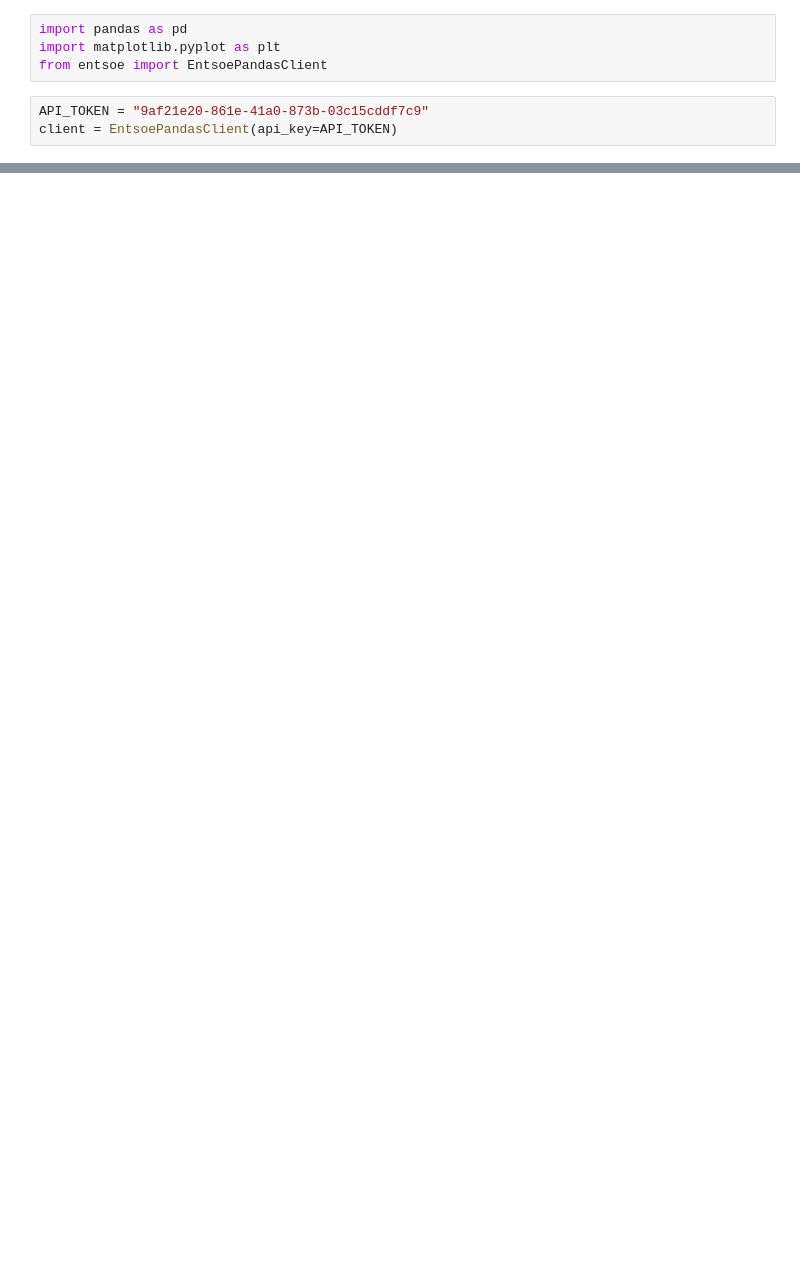
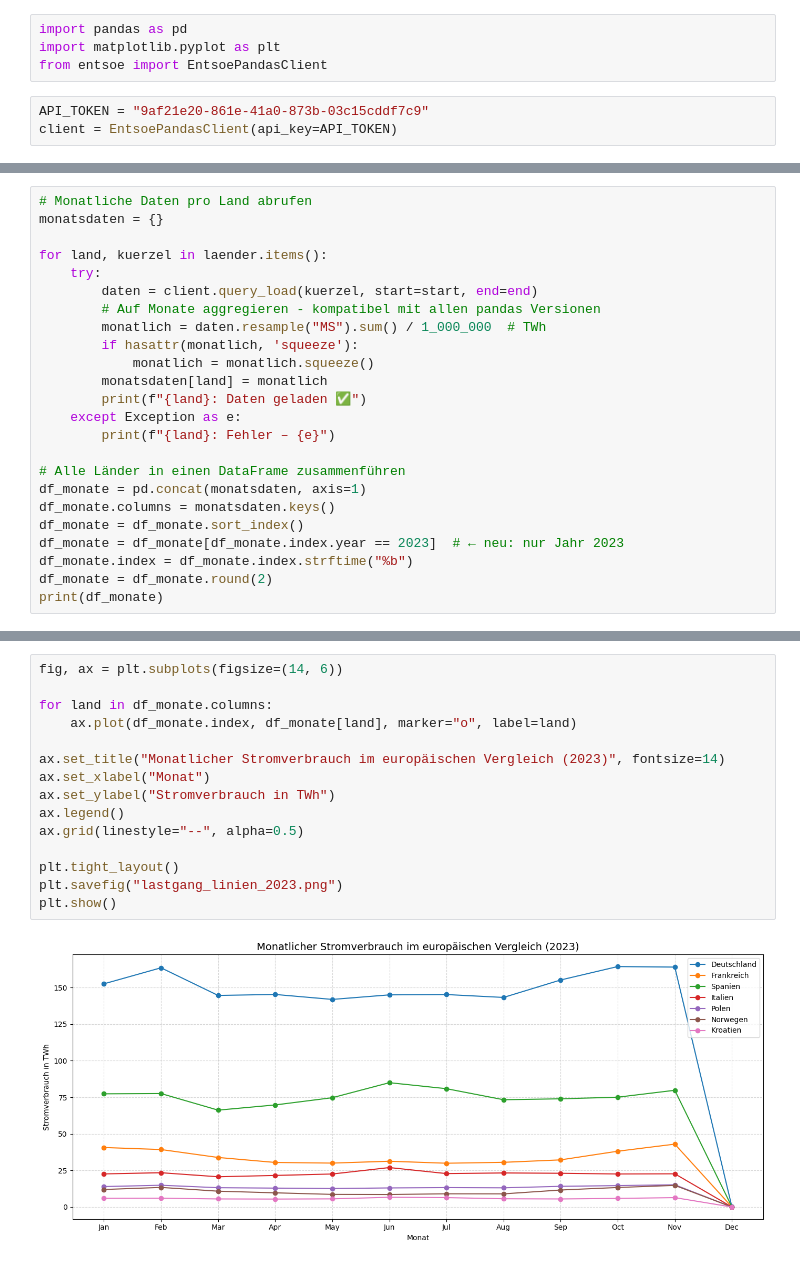
Before and after one commit to LukasK110898/Europavergleich-IT-Projekt-2026-HSWT, a Jupyter notebook: analyse.ipynb, the cells around one changed output, grey strips where cells are left out. Cells and saved outputs as stored; diff of their text form; blank space fills up the shorter version.

```diff
--- a/analyse.ipynb
+++ b/analyse.ipynb
@@ -60,0 +60,24 @@ plt.show()
+# %%
+# Monatliche Daten pro Land abrufen
+monatsdaten = {}
+
+for land, kuerzel in laender.items():
+    try:
+        daten = client.query_load(kuerzel, start=start, end=end)
+        # Auf Monate aggregieren - kompatibel mit allen pandas Versionen
+        monatlich = daten.resample("MS").sum() / 1_000_000  # TWh
+        if hasattr(monatlich, 'squeeze'):
+            monatlich = monatlich.squeeze()
+        monatsdaten[land] = monatlich
+        print(f"{land}: Daten geladen ✅")
+    except Exception as e:
+        print(f"{land}: Fehler – {e}")
+
+# Alle Länder in einen DataFrame zusammenführen
+df_monate = pd.concat(monatsdaten, axis=1)
+df_monate.columns = monatsdaten.keys()
+df_monate = df_monate.sort_index()
+df_monate = df_monate[df_monate.index.year == 2023]  # ← neu: nur Jahr 2023
+df_monate.index = df_monate.index.strftime("%b")
+df_monate = df_monate.round(2)
+print(df_monate)
@@ -60,0 +105,17 @@ plt.show()
+# %%
+fig, ax = plt.subplots(figsize=(14, 6))
+
+for land in df_monate.columns:
+    ax.plot(df_monate.index, df_monate[land], marker="o", label=land)
+
+ax.set_title("Monatlicher Stromverbrauch im europäischen Vergleich (2023)", fontsize=14)
+ax.set_xlabel("Monat")
+ax.set_ylabel("Stromverbrauch in TWh")
+ax.legend()
+ax.grid(linestyle="--", alpha=0.5)
+
+plt.tight_layout()
+plt.savefig("lastgang_linien_2023.png")
+plt.show()
+# %% [output]
+[figure, added]
```
Also changed, not shown: parts of 5 cells of this notebook, 3 other files.
